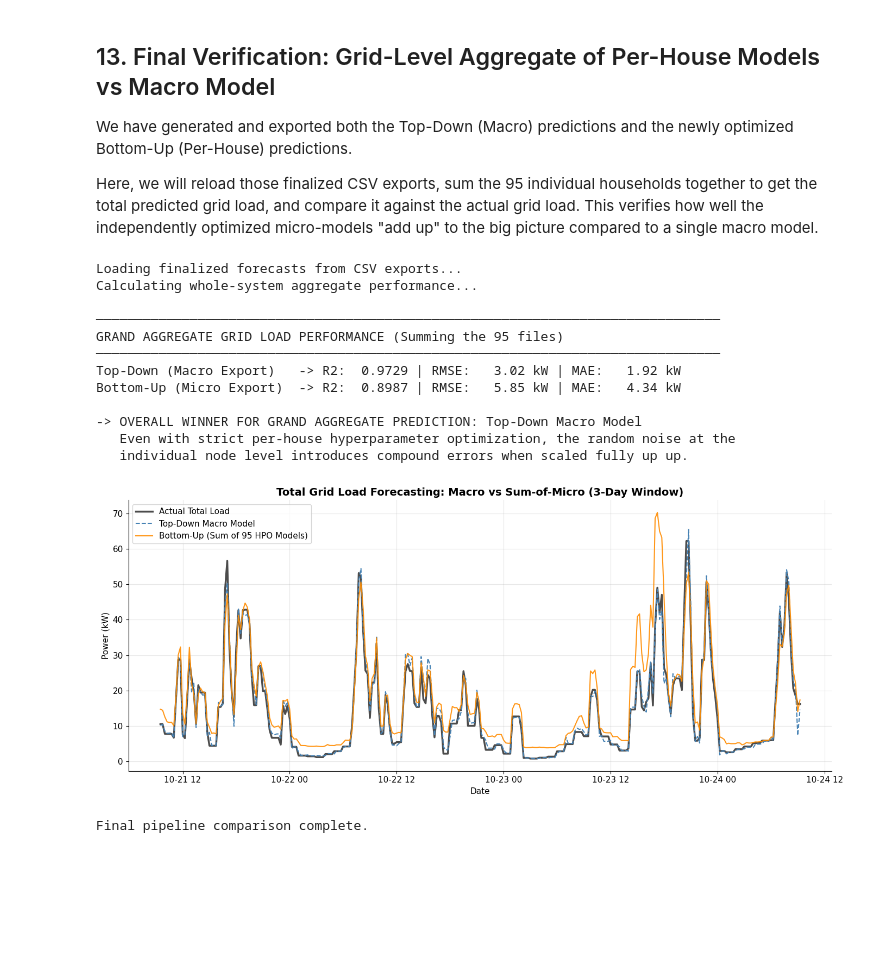
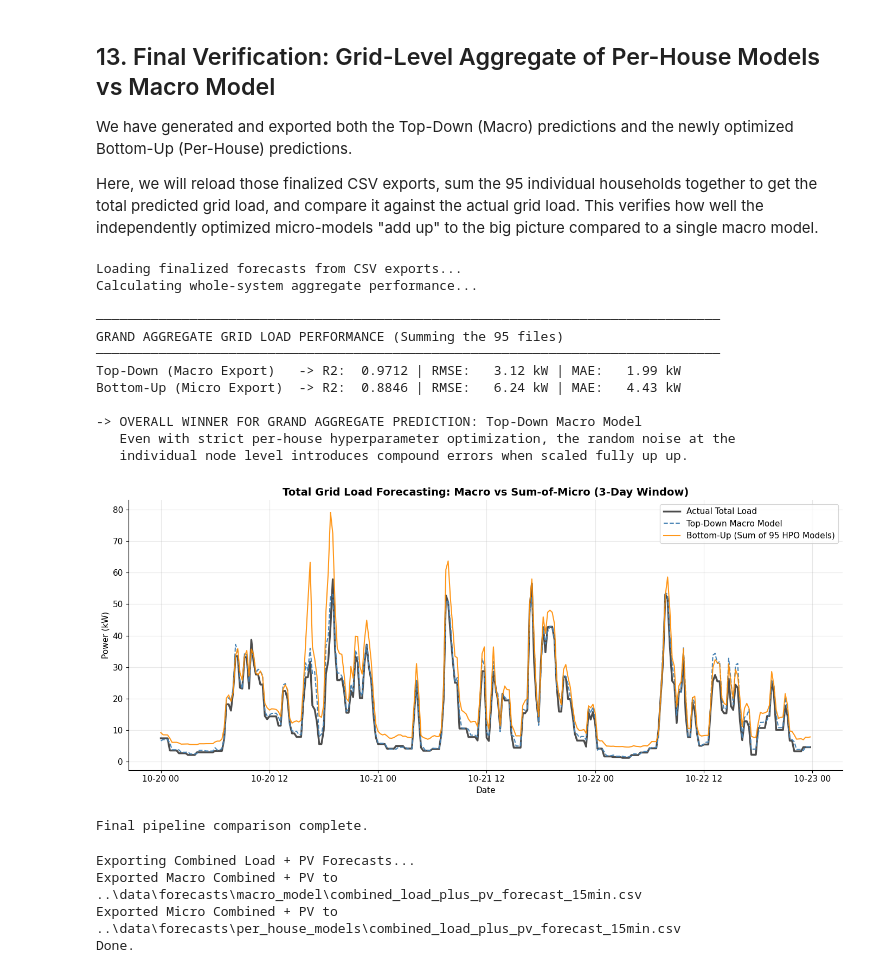
Before and after one commit to timterhorst/SET3120---Energy-Systems-Simulation-Digital-Twins, a Jupyter notebook: Practicums/best_models_forecasting.ipynb, the cells around one changed output. Drawn from its saved outputs; the diff is of its cells as text; code cells hidden in the pictures; blank space fills up the shorter version.

```diff
--- a/Practicums/best_models_forecasting.ipynb
+++ b/Practicums/best_models_forecasting.ipynb
@@ -161,7 +161,10 @@ def engineer_features(df_in: pd.DataFrame) -> pd.DataFrame:
     feat["solar_elevation"] = elevation_rad
     feat["solar_elevation_positive"] = np.maximum(0.0, elevation_rad)
 
-    feat.dropna(inplace=True)
+    # Backfill to ensure the first 7 days (lost to lag features) are preserved
+    feat.bfill(inplace=True)
+    feat.ffill(inplace=True)
+
     return feat
 
 df_feat = engineer_features(df_raw)
@@ -773,12 +787,14 @@ actual_grid_load = test_df["total_load_kW"]
 # 2. Load Macro (Top-Down) combined load predictions
 macro_path = os.path.join(DATA_DIR, "forecasts", "macro_model", "combined_load_forecast_15min.csv")
 macro_df = pd.read_csv(macro_path, index_col="date", parse_dates=True)
-macro_grid_load = macro_df.sum(axis=1)
+# Filter for test index to ensure validation metrics match exactly
+macro_grid_load = macro_df.loc[test_df.index].sum(axis=1)
 
 # 3. Load Micro (Bottom-Up) combined load predictions
 micro_path = os.path.join(DATA_DIR, "forecasts", "per_house_models", "combined_load_forecast_15min.csv")
 micro_df = pd.read_csv(micro_path, index_col="date", parse_dates=True)
-micro_grid_load = micro_df.sum(axis=1)
+# Filter for test index to ensure validation metrics match exactly
+micro_grid_load = micro_df.loc[test_df.index].sum(axis=1)
 
 print("Calculating whole-system aggregate performance...")
 
@@ -812,34 +828,77 @@ else:
 
 # Plotting the aggregate results for a visual 3-day verification window
 plot_len = 96 * 3  # 3 days
 t_plot = actual_grid_load.index[:plot_len]
 
 plt.figure(figsize=(14, 6))
 plt.title("Total Grid Load Forecasting: Macro vs Sum-of-Micro (3-Day Window)", fontsize=14, fontweight="bold")
 plt.plot(t_plot, actual_grid_load[:plot_len], label="Actual Total Load", color="black", linewidth=2.5, alpha=0.7)
 plt.plot(t_plot, macro_grid_load[:plot_len], label="Top-Down Macro Model", color="steelblue", linewidth=1.5, ls="--")
 plt.plot(t_plot, micro_grid_load[:plot_len], label="Bottom-Up (Sum of 95 HPO Models)", color="darkorange", linewidth=1.5, alpha=0.9)
 
 plt.ylabel("Power (kW)")
 plt.xlabel("Date")
 plt.legend()
 plt.grid(alpha=0.3)
 plt.tight_layout()
 plt.show()
 
 print("\nFinal pipeline comparison complete.")
 # %% [output]
 Loading finalized forecasts from CSV exports...
 Calculating whole-system aggregate performance...
 
 ────────────────────────────────────────────────────────────────────────────────
 GRAND AGGREGATE GRID LOAD PERFORMANCE (Summing the 95 files)
 ────────────────────────────────────────────────────────────────────────────────
-Top-Down (Macro Export)   -> R2:  0.9729 | RMSE:   3.02 kW | MAE:   1.92 kW
-Bottom-Up (Micro Export)  -> R2:  0.8987 | RMSE:   5.85 kW | MAE:   4.34 kW
+Top-Down (Macro Export)   -> R2:  0.9712 | RMSE:   3.12 kW | MAE:   1.99 kW
+Bottom-Up (Micro Export)  -> R2:  0.8846 | RMSE:   6.24 kW | MAE:   4.43 kW
 
 -> OVERALL WINNER FOR GRAND AGGREGATE PREDICTION: Top-Down Macro Model
    Even with strict per-house hyperparameter optimization, the random noise at the
    individual node level introduces compound errors when scaled fully up up.
-[figure, old version]
+[figure, new version]
 Final pipeline comparison complete.
+# %%
+# ═══════════════════════════════════════════════════════════════════════════
+# 14. Export Combined Load + PV Forecasts
+# ═══════════════════════════════════════════════════════════════════════════
+
+print("Exporting Combined Load + PV Forecasts...")
+
+# --- Macro Model ---
+macro_load_path = os.path.join(DATA_DIR, "forecasts", "macro_model", "combined_load_forecast_15min.csv")
+macro_pv_path   = os.path.join(DATA_DIR, "forecasts", "macro_model", "pv_forecast_15min.csv")
+
+if os.path.exists(macro_load_path) and os.path.exists(macro_pv_path):
+    macro_load_df = pd.read_csv(macro_load_path, index_col="date", parse_dates=True)
+    macro_pv_df   = pd.read_csv(macro_pv_path, index_col="date", parse_dates=True)
+
+    # Calculate combined load + PV
+    macro_combined_plus_pv = macro_load_df + macro_pv_df
+
+    out_macro = os.path.join(DATA_DIR, "forecasts", "macro_model", "combined_load_plus_pv_forecast_15min.csv")
+    macro_combined_plus_pv.to_csv(out_macro, float_format="%.4f")
+    print(f"Exported Macro Combined + PV to {out_macro}")
+
+# --- Per House Models ---
+micro_load_path = os.path.join(DATA_DIR, "forecasts", "per_house_models", "combined_load_forecast_15min.csv")
+micro_pv_path   = os.path.join(DATA_DIR, "forecasts", "per_house_models", "pv_forecast_15min.csv")
+
+if os.path.exists(micro_load_path) and os.path.exists(micro_pv_path):
+    micro_load_df = pd.read_csv(micro_load_path, index_col="date", parse_dates=True)
+    micro_pv_df   = pd.read_csv(micro_pv_path, index_col="date", parse_dates=True)
+
+    # Calculate combined load + PV
+    micro_combined_plus_pv = micro_load_df + micro_pv_df
+
+    out_micro = os.path.join(DATA_DIR, "forecasts", "per_house_models", "combined_load_plus_pv_forecast_15min.csv")
+    micro_combined_plus_pv.to_csv(out_micro, float_format="%.4f")
+    print(f"Exported Micro Combined + PV to {out_micro}")
+
+print("Done.")
+# %% [output]
+Exporting Combined Load + PV Forecasts...
+Exported Macro Combined + PV to ..\data\forecasts\macro_model\combined_load_plus_pv_forecast_15min.csv
+Exported Micro Combined + PV to ..\data\forecasts\per_house_models\combined_load_plus_pv_forecast_15min.csv
+Done.
```
Also changed, not shown: parts of 9 cells of this notebook, 10 other files.
